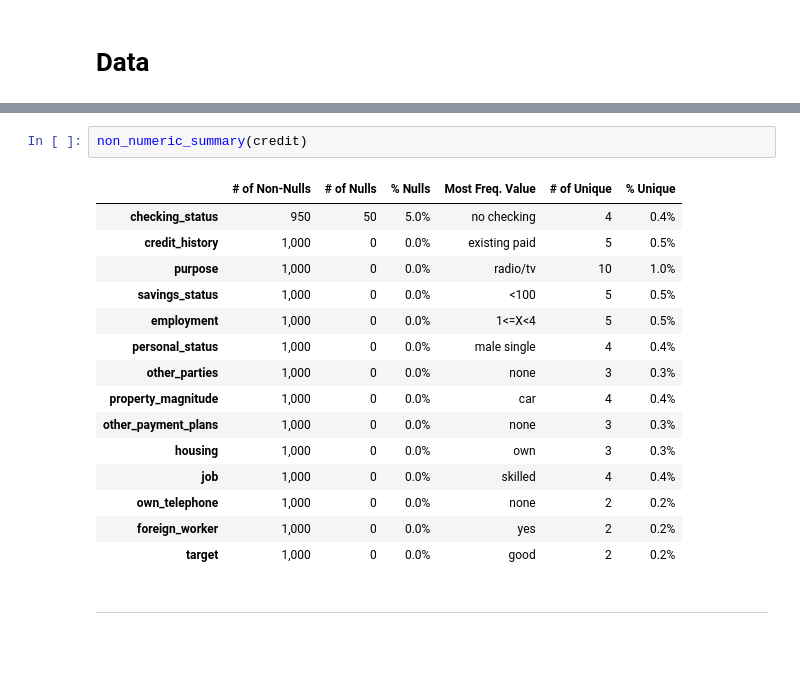
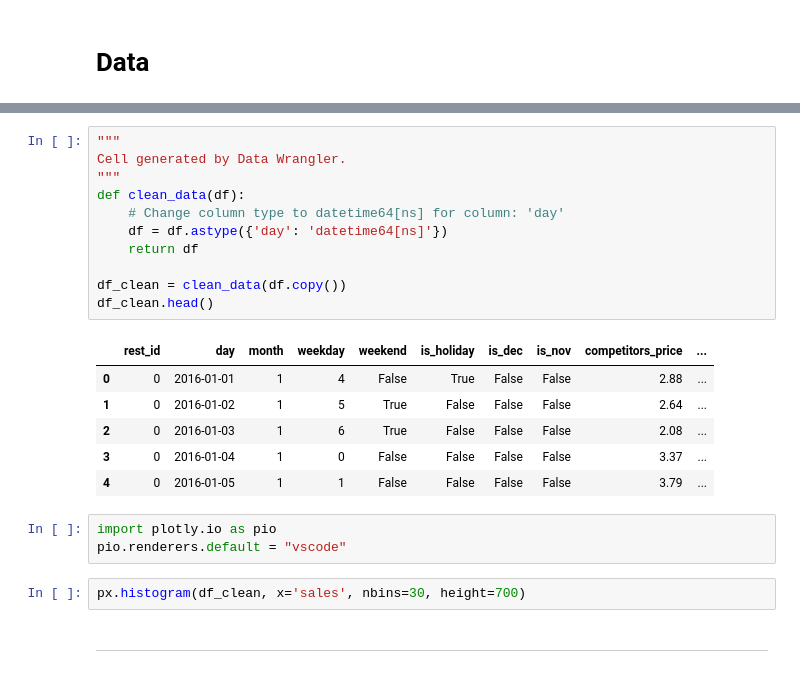
Before and after one commit to shane-kercheval/explore-data, a Jupyter notebook: source/notebooks/sandbox.ipynb, the cells around one changed output, grey strips where cells are left out. Cells and saved outputs as stored; diff of their text form; blank space fills up the shorter version.

```diff
--- a/source/notebooks/sandbox.ipynb
+++ b/source/notebooks/sandbox.ipynb
@@ -30,20 +24,25 @@ numeric_summary(credit)
-# %%
-non_numeric_summary(credit)
-# %% [output]
-|  | # of Non-Nulls | # of Nulls | % Nulls | Most Freq. Value | # of Unique | % Unique |
-| checking_status | 950 | 50 | 5.0% | no checking | 4 | 0.4% |
-| credit_history | 1,000 | 0 | 0.0% | existing paid | 5 | 0.5% |
-| purpose | 1,000 | 0 | 0.0% | radio/tv | 10 | 1.0% |
-| savings_status | 1,000 | 0 | 0.0% | <100 | 5 | 0.5% |
-| employment | 1,000 | 0 | 0.0% | 1<=X<4 | 5 | 0.5% |
-| personal_status | 1,000 | 0 | 0.0% | male single | 4 | 0.4% |
-| other_parties | 1,000 | 0 | 0.0% | none | 3 | 0.3% |
-| property_magnitude | 1,000 | 0 | 0.0% | car | 4 | 0.4% |
-| other_payment_plans | 1,000 | 0 | 0.0% | none | 3 | 0.3% |
-| housing | 1,000 | 0 | 0.0% | own | 3 | 0.3% |
-| job | 1,000 | 0 | 0.0% | skilled | 4 | 0.4% |
-| own_telephone | 1,000 | 0 | 0.0% | none | 2 | 0.2% |
-| foreign_worker | 1,000 | 0 | 0.0% | yes | 2 | 0.2% |
-| target | 1,000 | 0 | 0.0% | good | 2 | 0.2% |
+# %%
+"""
+Cell generated by Data Wrangler.
+"""
+def clean_data(df):
+    # Change column type to datetime64[ns] for column: 'day'
+    df = df.astype({'day': 'datetime64[ns]'})
+    return df
+
+df_clean = clean_data(df.copy())
+df_clean.head()
+# %% [output]
+|  | rest_id | day | month | weekday | weekend | is_holiday | is_dec | is_nov | competitors_price | ... |
+| 0 | 0 | 2016-01-01 | 1 | 4 | False | True | False | False | 2.88 | ... |
+| 1 | 0 | 2016-01-02 | 1 | 5 | True | False | False | False | 2.64 | ... |
+| 2 | 0 | 2016-01-03 | 1 | 6 | True | False | False | False | 2.08 | ... |
+| 3 | 0 | 2016-01-04 | 1 | 0 | False | False | False | False | 3.37 | ... |
+| 4 | 0 | 2016-01-05 | 1 | 1 | False | False | False | False | 3.79 | ... |
+# %%
+import plotly.io as pio
+pio.renderers.default = "vscode"
+# %%
+px.histogram(df_clean, x='sales', nbins=30, height=700)
 # %% [markdown]
 ---
```
Also changed, not shown: parts of 3 cells of this notebook.
